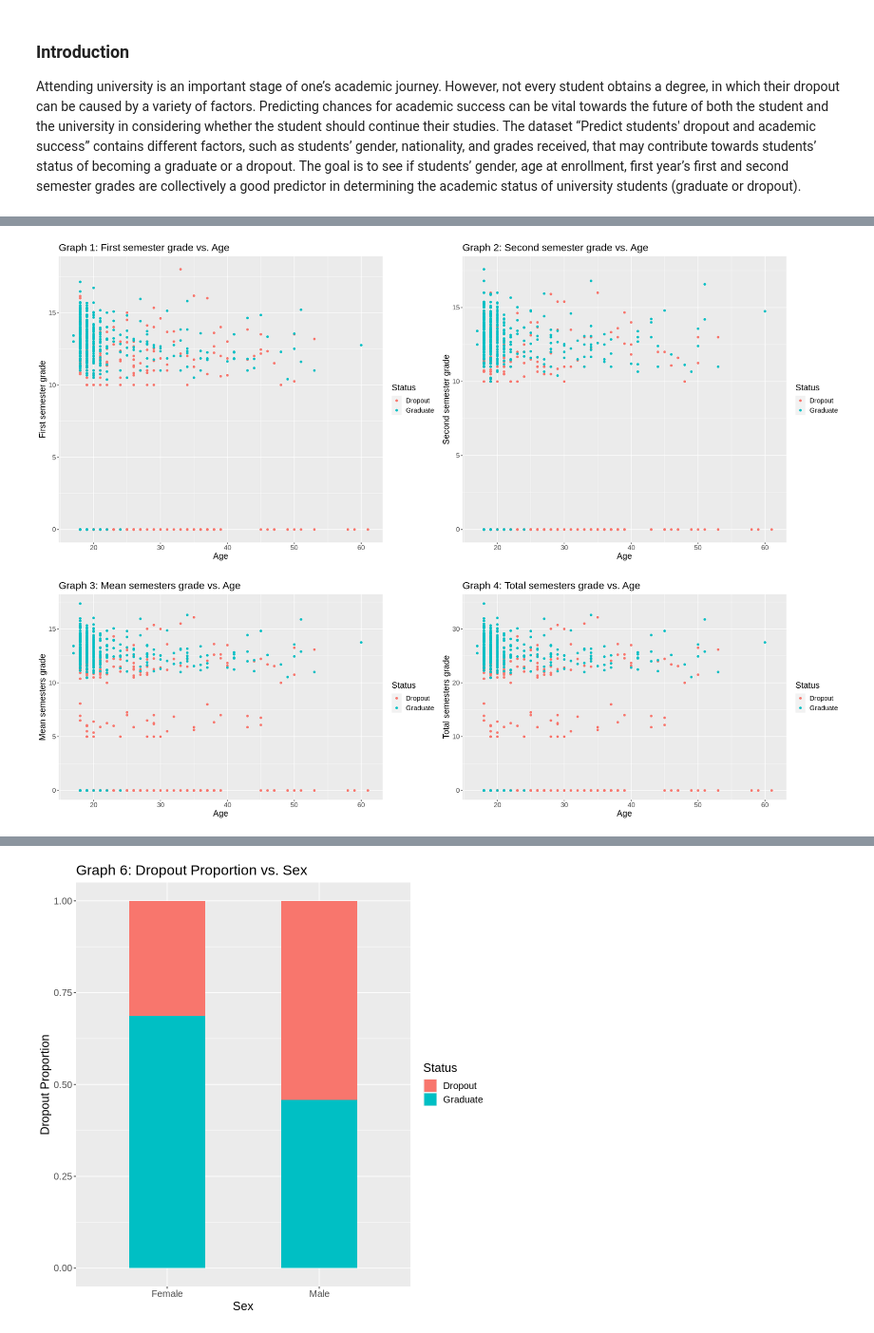
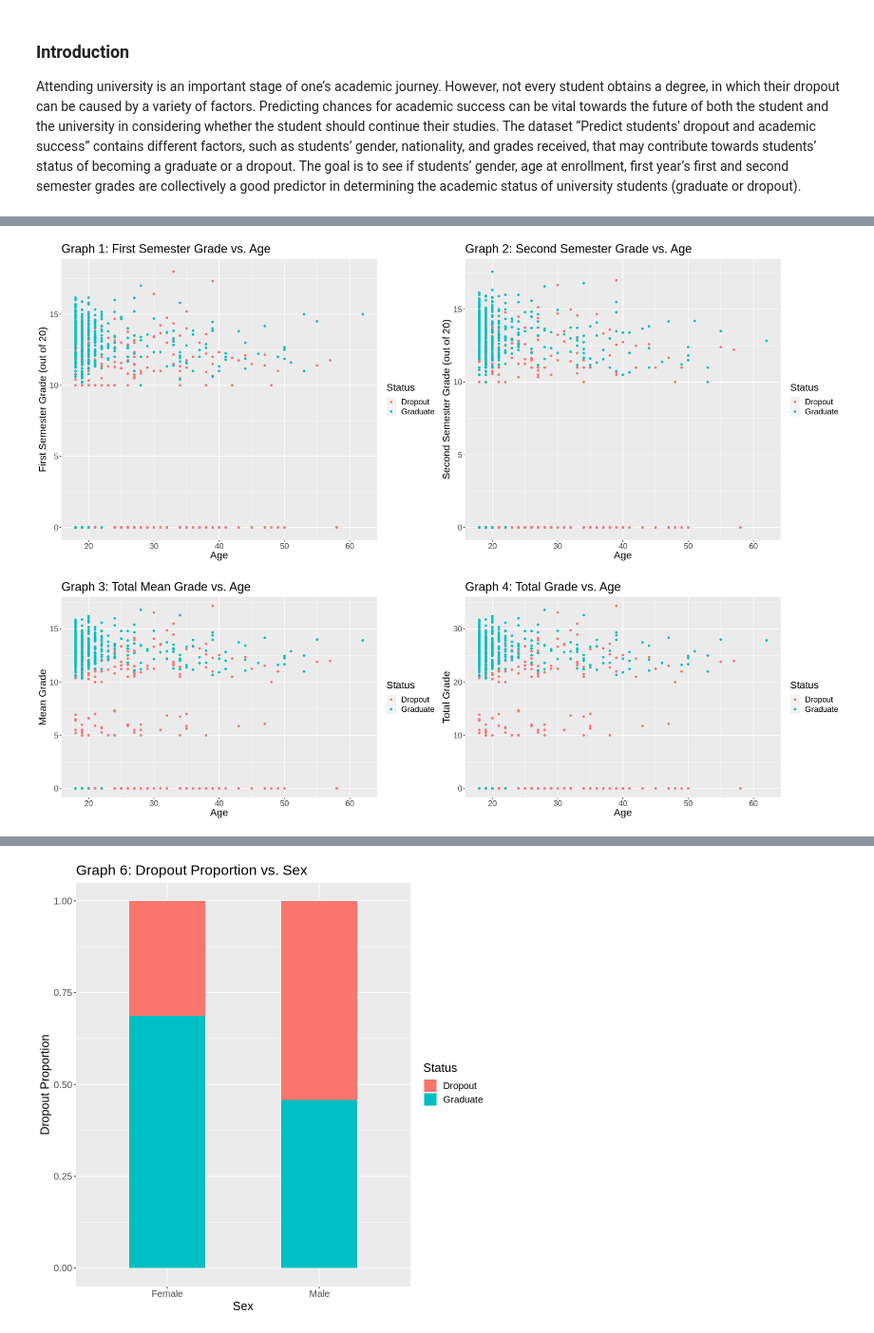
Before and after one commit to ekang27kc/dsci100-2023-T2-Group01-project, a Jupyter notebook: Project_Proposal.ipynb, the cells around one changed output, grey strips where cells are left out. Shown at 95% size. Cells and saved outputs as stored; diff of their text form; code cells hidden in the pictures.

Commit message:
Has Erin's comments/qs on coding graphs

```diff
--- a/Project_Proposal.ipynb
+++ b/Project_Proposal.ipynb
@@ -84,46 +86,50 @@ A tibble: 2 × 8
 # %%
-# graph1: first semester grade vs. age
-# graph2: second semester grade vs. age
+# graph 1: first semester grade vs. age
+# graph 2: second semester grade vs. age
+
 options(repr.plot.width = 20, repr.plot.height = 8)
 plot_one <- ggplot(data_train,
                    aes(x = enrollment_age, y = first_semester_grade, colour = status)) +
                            geom_point() +
-                           labs(x = "Age", y = "First semester grade", title = "Graph 1: First semester grade vs. Age",
+                           labs(x = "Age", y = "First Semester Grade (out of 20)", title = "Graph 1: First Semester Grade vs. Age",
                                 colour = "Status") +
-                           theme(text = element_text(size = 15))
+                           theme(text = element_text(size = 18))
 plot_two <- ggplot(data_train,
                    aes(x = enrollment_age, y = second_semester_grade, colour = status)) +
                            geom_point() +
-                           labs(x = "Age", y = "Second semester grade", title = "Graph 2: Second semester grade vs. Age",
+                           labs(x = "Age", y = "Second Semester Grade (out of 20)", title = "Graph 2: Second Semester Grade vs. Age",
                                 colour = "Status") +
-                           theme(text = element_text(size = 15))
+                           theme(text = element_text(size = 18))
 plot_grid(plot_one, plot_two)
 # %% [output]
-[figure, old version]
+[figure, new version]
 # %%
-# graph3: mean grade for the first and second semester vs. age
-# graph4: sum of the grade of the first and second semester vs. age
+# graph3: mean grade for the first and second semesters vs. age
+# graph4: sum of first and second semester grades vs. age
+
+# why do we have both graphs - they're bascially the same thing?
+
 options(repr.plot.width = 20, repr.plot.height = 6)
 
 mean_grade_plot <- data_train |>
     mutate(mean_sem_grade = (first_semester_grade + second_semester_grade) / 2) |>
     ggplot(aes(x = enrollment_age, y = mean_sem_grade, colour = status)) +
     geom_point() +
-    labs(x = "Age", y = "Mean semesters grade", title = "Graph 3: Mean semesters grade vs. Age",
+    labs(x = "Age", y = "Mean Grade", title = "Graph 3: Total Mean Grade vs. Age",
          colour = "Status") +
-    theme(text = element_text(size = 15))
+    theme(text = element_text(size = 18))
 
 sum_grade_plot <- data_train |>
     mutate(sum_sem_grade = first_semester_grade + second_semester_grade) |>
     ggplot(aes(x = enrollment_age, y = sum_sem_grade, colour = status)) +
     geom_point() +
-    labs(x = "Age", y = "Total semesters grade", title = "Graph 4: Total semesters grade vs. Age",
+    labs(x = "Age", y = "Total Grade", title = "Graph 4: Total Grade vs. Age",
          colour = "Status") +
-    theme(text = element_text(size = 15))
+    theme(text = element_text(size = 18))
 
 plot_grid(mean_grade_plot, sum_grade_plot)
 # %% [output]
-[figure, old version]
+[figure, new version]
 # %%
 # graph 5: second semester grade vs. first semester grade
 options(repr.plot.width = 10, repr.plot.height = 6)
```
Also changed, not shown: parts of 5 cells of this notebook.
